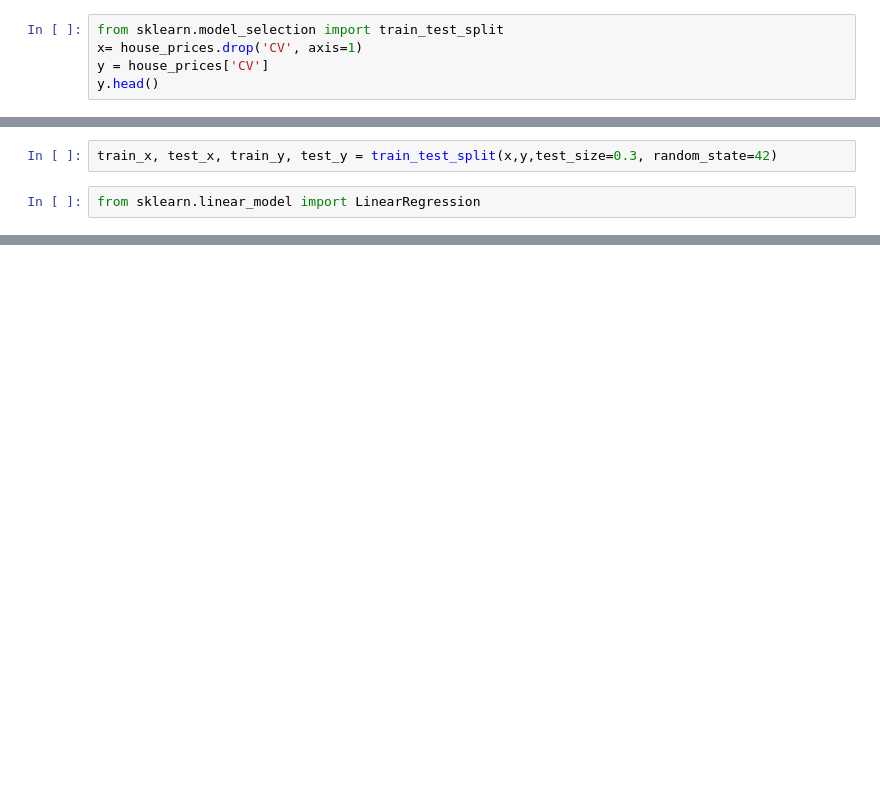
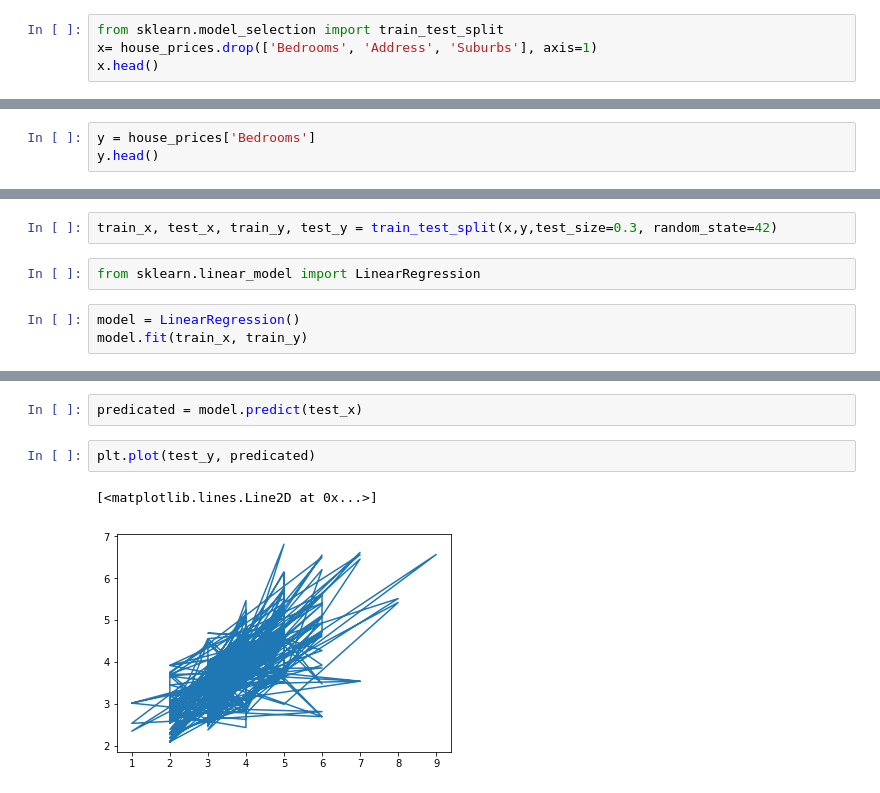
Before and after one commit to hzha579/MSA-2020-Phase-1, a Jupyter notebook: utf-8''property-analysis.ipynb, the cells around one changed output, grey strips where cells are left out. Drawn from its saved outputs; the diff is of its cells as text; blank space fills up the shorter version.

```diff
--- a/utf-8''property-analysis.ipynb
+++ b/utf-8''property-analysis.ipynb
@@ -308,6 +329,5 @@ sns.distplot(house_prices['CV'])
 # %%
 from sklearn.model_selection import train_test_split
-x= house_prices.drop('CV', axis=1)
-y = house_prices['CV']
-y.head()
+x= house_prices.drop(['Bedrooms', 'Address', 'Suburbs'], axis=1)
+x.head()
 # %% [output]
@@ -319,0 +340,3 @@ Name: CV, dtype: int64
+# %%
+y = house_prices['Bedrooms']
+y.head()
@@ -321,3 +351,6 @@ Name: CV, dtype: int64
 train_x, test_x, train_y, test_y = train_test_split(x,y,test_size=0.3, random_state=42)
 # %%
 from sklearn.linear_model import LinearRegression
+# %%
+model = LinearRegression()
+model.fit(train_x, train_y)
@@ -323,0 +367,7 @@ from sklearn.linear_model import LinearRegression
+# %%
+predicated = model.predict(test_x)
+# %%
+plt.plot(test_y, predicated)
+# %% [output]
+[<matplotlib.lines.Line2D at 0x...>]
+[figure, added]
```
Also changed, not shown: parts of 29 cells of this notebook.
